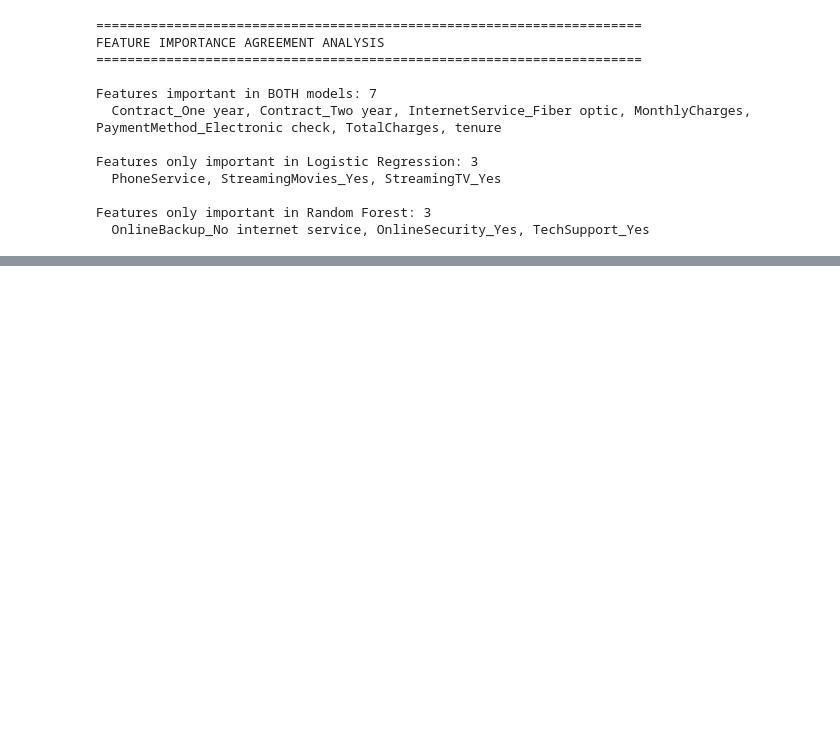
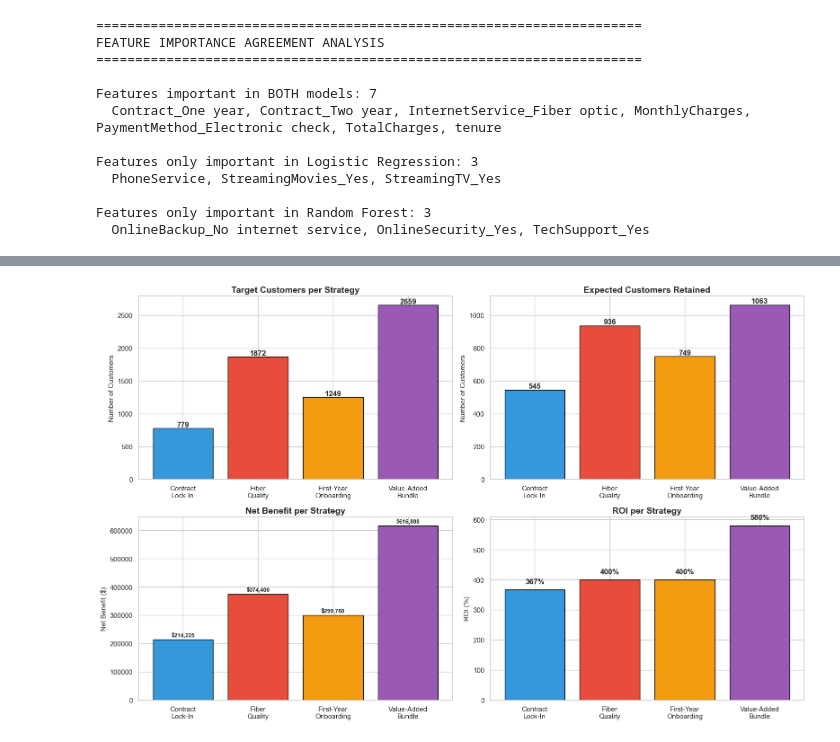
Before and after one commit to XCODESSS/Churn-Rate-Predictor, a Jupyter notebook: notebooks/eda.ipynb, the cells around one changed output, grey strips where cells are left out. Saved outputs shown, nothing was run; the diff lists cells and outputs as text; code cells hidden in the pictures; blank space fills up the shorter version.

```diff
--- a/notebooks/eda.ipynb
+++ b/notebooks/eda.ipynb
@@ -1654,0 +2074,54 @@ Features only important in Random Forest: 3
+# %%
+# Cell 8: Implementation Roadmap Visualization
+fig, axes = plt.subplots(2, 2, figsize=(16, 10))
+
+# Strategy targets
+strategies = ['Contract\nLock-In', 'Fiber\nQuality', 'First-Year\nOnboarding', 'Value-Added\nBundle']
+targets = [len(strategy1_targets), len(strategy2_targets), len(strategy3_targets), len(strategy4_targets)]
+expected_retention = [
+    int(len(strategy1_targets) * 0.7),
+    int(len(strategy2_targets) * 0.5),
+    int(len(strategy3_targets) * 0.6),
+    int(len(strategy4_targets) * 0.4)
+]
+net_benefits = [
+    (len(strategy1_targets) * 0.7 * 500 - len(strategy1_targets) * 75),
+    (len(strategy2_targets) * 0.5 * 500 - len(strategy2_targets) * 50),
+    (len(strategy3_targets) * 0.6 * 500 - len(strategy3_targets) * 60),
+    (len(strategy4_targets) * 0.4 * 500 + len(strategy4_targets) * 0.4 * 15 * 12 - len(strategy4_targets) * 40)
+]
+
+# Plot 1: Target Customers
+axes[0, 0].bar(strategies, targets, color=['#3498db', '#e74c3c', '#f39c12', '#9b59b6'], edgecolor='black')
+axes[0, 0].set_title('Target Customers per Strategy', fontsize=14, fontweight='bold')
+axes[0, 0].set_ylabel('Number of Customers', fontsize=11)
+for i, v in enumerate(targets):
+    axes[0, 0].text(i, v + 20, str(v), ha='center', fontweight='bold')
+
+# Plot 2: Expected Retention
+axes[0, 1].bar(strategies, expected_retention, color=['#3498db', '#e74c3c', '#f39c12', '#9b59b6'], edgecolor='black')
+axes[0, 1].set_title('Expected Customers Retained', fontsize=14, fontweight='bold')
+axes[0, 1].set_ylabel('Number of Customers', fontsize=11)
+for i, v in enumerate(expected_retention):
+    axes[0, 1].text(i, v + 10, str(v), ha='center', fontweight='bold')
+
+# Plot 3: Net Benefit
+axes[1, 0].bar(strategies, net_benefits, color=['#3498db', '#e74c3c', '#f39c12', '#9b59b6'], edgecolor='black')
+axes[1, 0].set_title('Net Benefit per Strategy', fontsize=14, fontweight='bold')
+axes[1, 0].set_ylabel('Net Benefit ($)', fontsize=11)
+for i, v in enumerate(net_benefits):
+    axes[1, 0].text(i, v + 10000, f'${v:,.0f}', ha='center', fontweight='bold', fontsize=9)
+
+# Plot 4: ROI per strategy
+costs = [len(strategy1_targets) * 75, len(strategy2_targets) * 50, len(strategy3_targets) * 60, len(strategy4_targets) * 40]
+rois = [(net_benefits[i] / costs[i] * 100) if costs[i] > 0 else 0 for i in range(4)]
+axes[1, 1].bar(strategies, rois, color=['#3498db', '#e74c3c', '#f39c12', '#9b59b6'], edgecolor='black')
+axes[1, 1].set_title('ROI per Strategy', fontsize=14, fontweight='bold')
+axes[1, 1].set_ylabel('ROI (%)', fontsize=11)
+for i, v in enumerate(rois):
+    axes[1, 1].text(i, v + 20, f'{v:.0f}%', ha='center', fontweight='bold')
+
+plt.tight_layout()
+plt.show()
+# %% [output]
+[figure, added]
```
Also changed, not shown: parts of 22 cells of this notebook, 1 other file.
